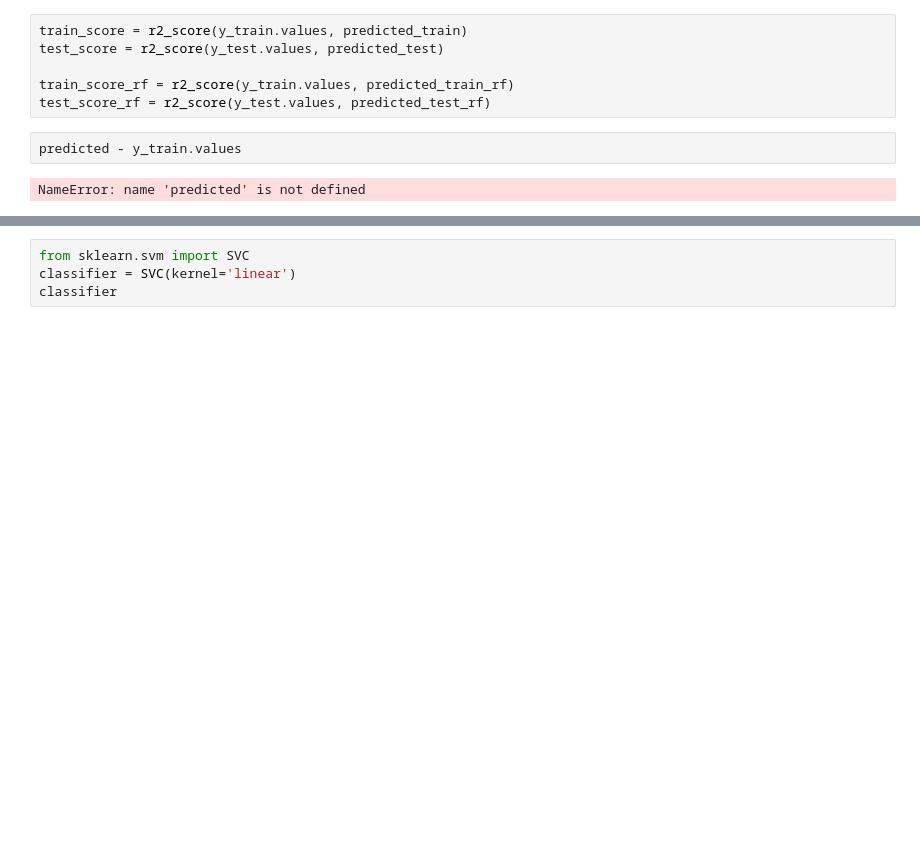
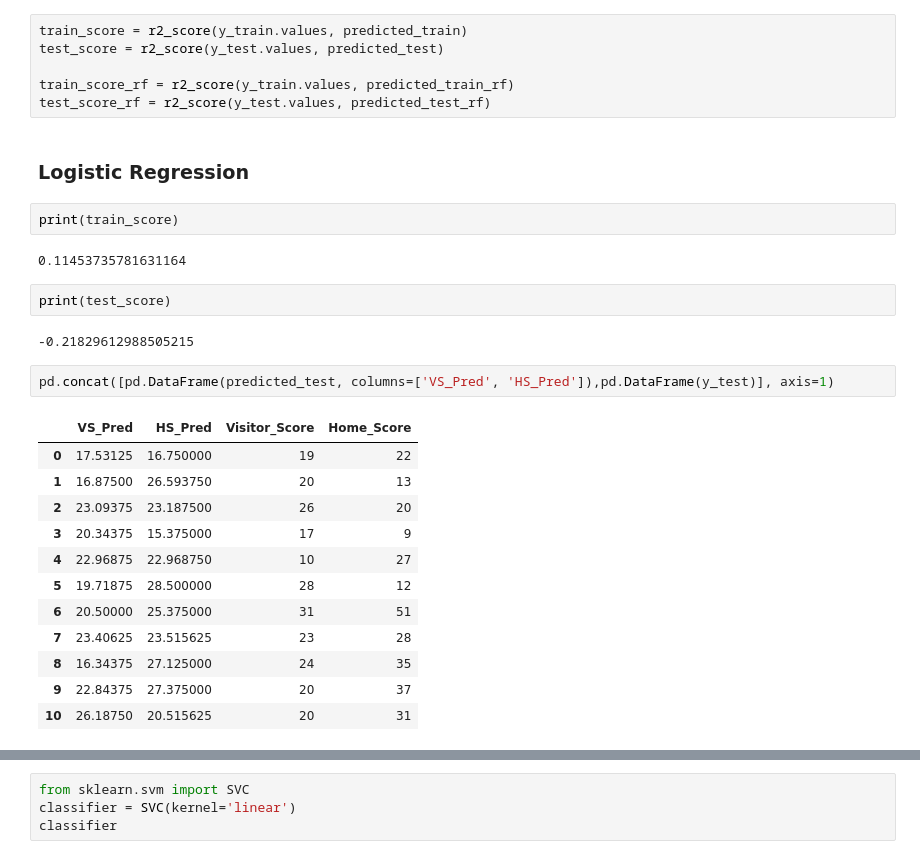
Before and after one commit to ChrisLaha/NFL-Prediction-Model, a Jupyter notebook: NFL_Prediction_Model.ipynb, the cells around one changed output, grey strips where cells are left out. Cells and saved outputs as stored; diff of their text form; blank space fills up the shorter version.

```diff
--- a/NFL_Prediction_Model.ipynb
+++ b/NFL_Prediction_Model.ipynb
@@ -374,7 +381,28 @@ test_score = r2_score(y_test.values, predicted_test)
 
 train_score_rf = r2_score(y_train.values, predicted_train_rf)
 test_score_rf = r2_score(y_test.values, predicted_test_rf)
-# %%
-predicted - y_train.values
-# %% [output]
-NameError: name 'predicted' is not defined
+# %% [markdown]
+### Logistic Regression
+# %%
+print(train_score)
+# %% [output]
+0.11453735781631164
+# %%
+print(test_score)
+# %% [output]
+-0.21829612988505215
+# %%
+pd.concat([pd.DataFrame(predicted_test, columns=['VS_Pred', 'HS_Pred']),pd.DataFrame(y_test)], axis=1)
+# %% [output]
+|  | VS_Pred | HS_Pred | Visitor_Score | Home_Score |
+| 0 | 17.53125 | 16.750000 | 19 | 22 |
+| 1 | 16.87500 | 26.593750 | 20 | 13 |
+| 2 | 23.09375 | 23.187500 | 26 | 20 |
+| 3 | 20.34375 | 15.375000 | 17 | 9 |
+| 4 | 22.96875 | 22.968750 | 10 | 27 |
+| 5 | 19.71875 | 28.500000 | 28 | 12 |
+| 6 | 20.50000 | 25.375000 | 31 | 51 |
+| 7 | 23.40625 | 23.515625 | 23 | 28 |
+| 8 | 16.34375 | 27.125000 | 24 | 35 |
+| 9 | 22.84375 | 27.375000 | 20 | 37 |
+| 10 | 26.18750 | 20.515625 | 20 | 31 |
```
Also changed, not shown: parts of 38 cells of this notebook.
